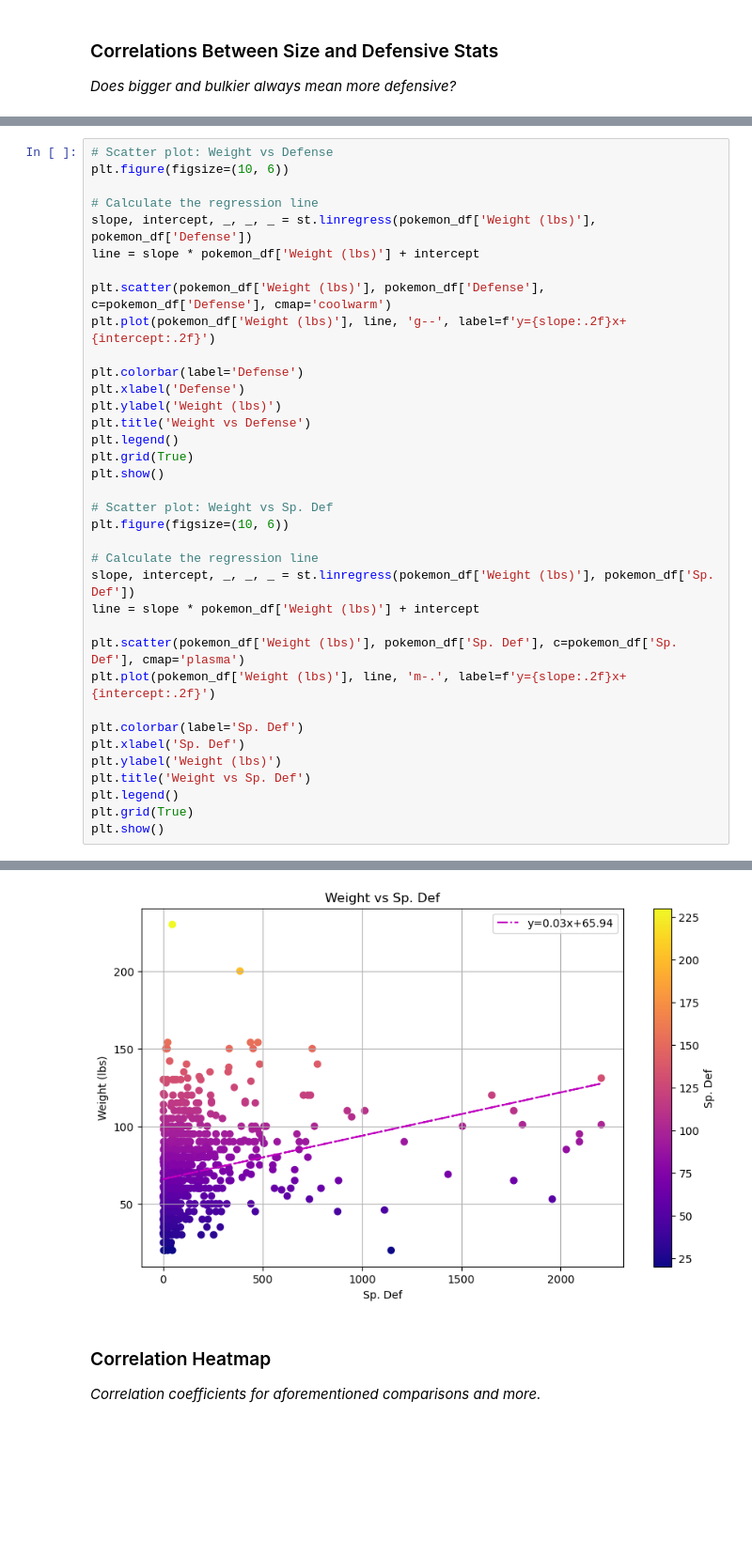
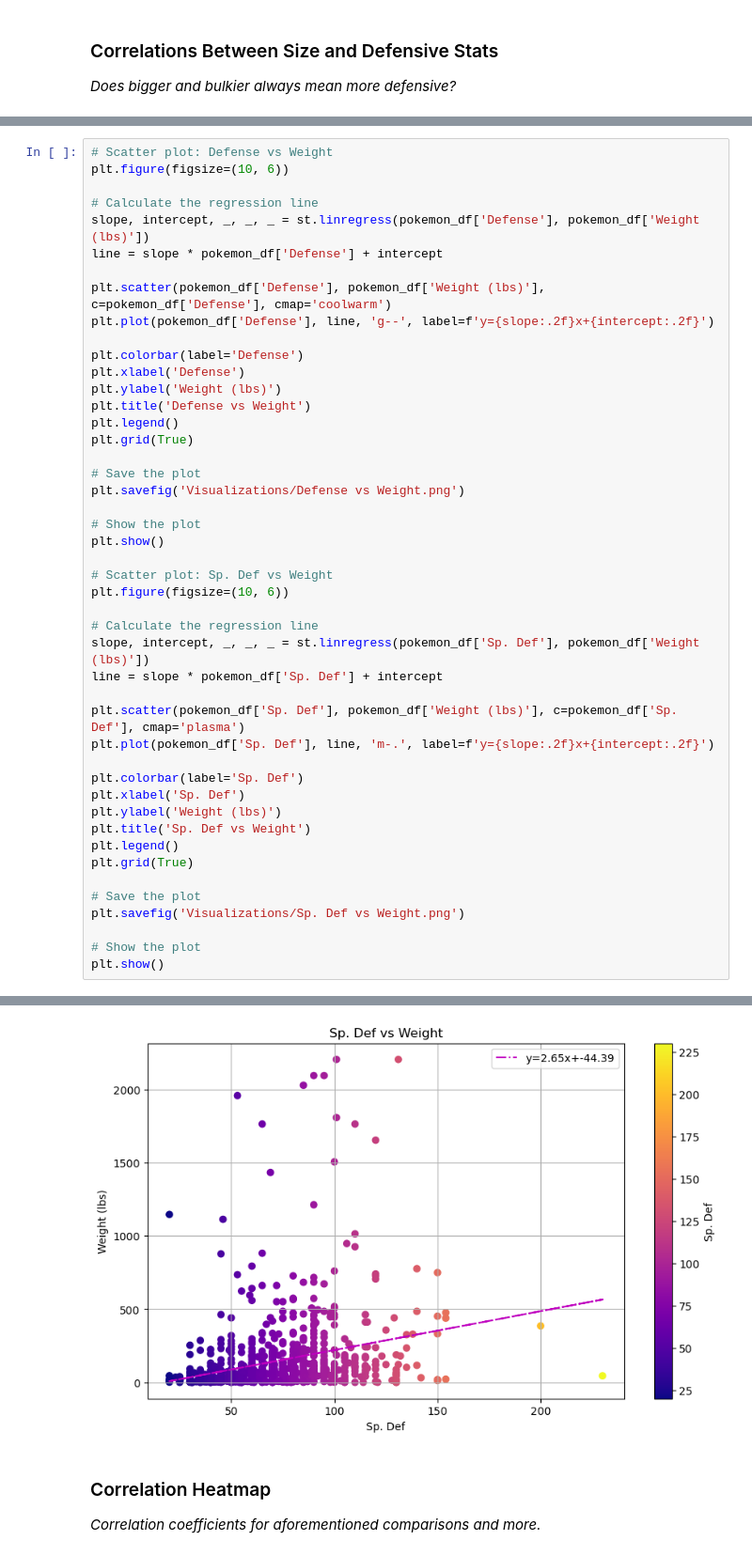
Before and after one commit to LM95A1/Project-Alpha-6, a Jupyter notebook: Champion Analysis v1.5 - Mockingbird Prototype.ipynb, the cells around one changed output, grey strips where cells are left out. Shown at 94% size. Saved outputs shown, nothing was run; the diff lists cells and outputs as text; blank space fills up the shorter version.

```diff
--- a/Champion Analysis v1.5 - Mockingbird Prototype.ipynb
+++ b/Champion Analysis v1.5 - Mockingbird Prototype.ipynb
@@ -459,37 +507,47 @@ plt.show()
 # %%
-# Scatter plot: Weight vs Defense
+# Scatter plot: Defense vs Weight
 plt.figure(figsize=(10, 6))
 
 # Calculate the regression line
-slope, intercept, _, _, _ = st.linregress(pokemon_df['Weight (lbs)'], pokemon_df['Defense'])
-line = slope * pokemon_df['Weight (lbs)'] + intercept
+slope, intercept, _, _, _ = st.linregress(pokemon_df['Defense'], pokemon_df['Weight (lbs)'])
+line = slope * pokemon_df['Defense'] + intercept
 
-plt.scatter(pokemon_df['Weight (lbs)'], pokemon_df['Defense'], c=pokemon_df['Defense'], cmap='coolwarm')
-plt.plot(pokemon_df['Weight (lbs)'], line, 'g--', label=f'y={slope:.2f}x+{intercept:.2f}')
+plt.scatter(pokemon_df['Defense'], pokemon_df['Weight (lbs)'], c=pokemon_df['Defense'], cmap='coolwarm')
+plt.plot(pokemon_df['Defense'], line, 'g--', label=f'y={slope:.2f}x+{intercept:.2f}')
 
 plt.colorbar(label='Defense')
 plt.xlabel('Defense')
 plt.ylabel('Weight (lbs)')
-plt.title('Weight vs Defense')
+plt.title('Defense vs Weight')
 plt.legend()
 plt.grid(True)
+
+# Save the plot
+plt.savefig('Visualizations/Defense vs Weight.png')
+
+# Show the plot
 plt.show()
 
-# Scatter plot: Weight vs Sp. Def
+# Scatter plot: Sp. Def vs Weight
 plt.figure(figsize=(10, 6))
 
 # Calculate the regression line
-slope, intercept, _, _, _ = st.linregress(pokemon_df['Weight (lbs)'], pokemon_df['Sp. Def'])
-line = slope * pokemon_df['Weight (lbs)'] + intercept
+slope, intercept, _, _, _ = st.linregress(pokemon_df['Sp. Def'], pokemon_df['Weight (lbs)'])
+line = slope * pokemon_df['Sp. Def'] + intercept
 
-plt.scatter(pokemon_df['Weight (lbs)'], pokemon_df['Sp. Def'], c=pokemon_df['Sp. Def'], cmap='plasma')
-plt.plot(pokemon_df['Weight (lbs)'], line, 'm-.', label=f'y={slope:.2f}x+{intercept:.2f}')
+plt.scatter(pokemon_df['Sp. Def'], pokemon_df['Weight (lbs)'], c=pokemon_df['Sp. Def'], cmap='plasma')
+plt.plot(pokemon_df['Sp. Def'], line, 'm-.', label=f'y={slope:.2f}x+{intercept:.2f}')
 
 plt.colorbar(label='Sp. Def')
 plt.xlabel('Sp. Def')
 plt.ylabel('Weight (lbs)')
-plt.title('Weight vs Sp. Def')
+plt.title('Sp. Def vs Weight')
 plt.legend()
 plt.grid(True)
+
+# Save the plot
+plt.savefig('Visualizations/Sp. Def vs Weight.png')
+
+# Show the plot
 plt.show()
 # %% [output]
@@ -497,4 +555,4 @@ plt.show()
-[figure, old version]
+[figure, new version]
 # %% [markdown]
 ### Correlation Heatmap
 *Correlation coefficients for aforementioned comparisons and more.*
```
Also changed, not shown: parts of 13 cells of this notebook, 40 other files.
